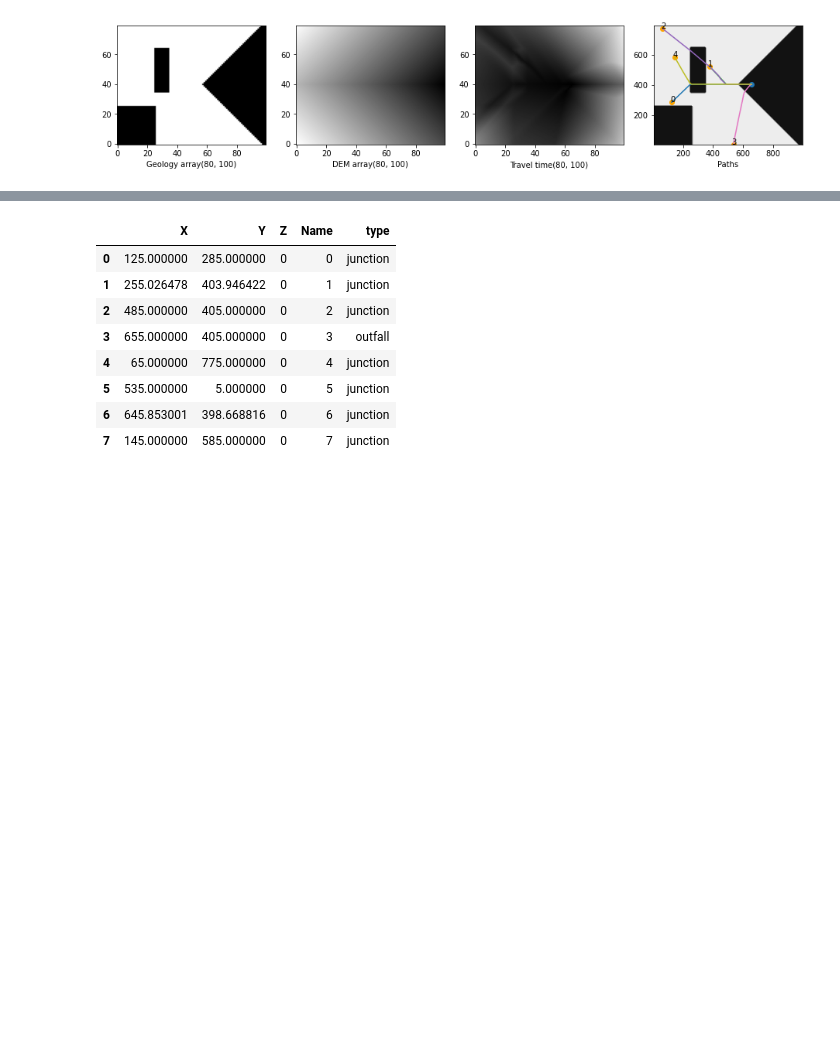
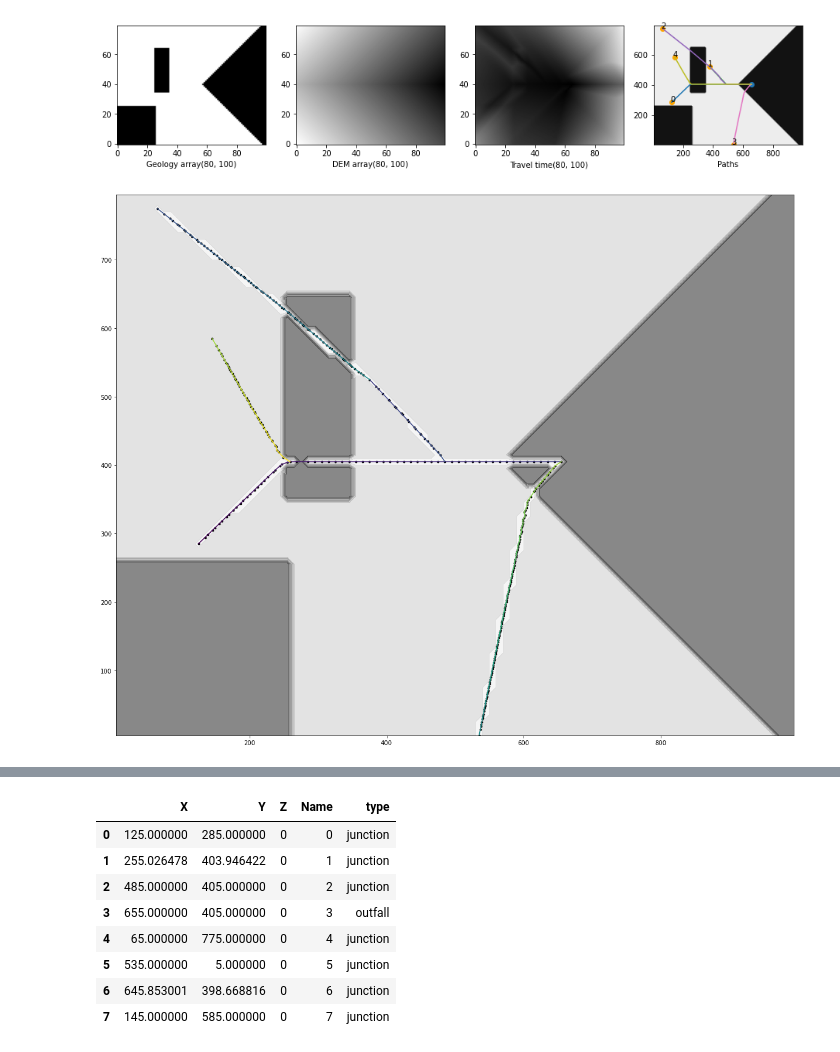
Before and after one commit to randlab/pyKasso, a Jupyter notebook: notebooks/pyKasso_HFM_scratch.ipynb, the cells around one changed output, grey strips where cells are left out. Drawn from its saved outputs; the diff is of its cells as text; code cells hidden in the pictures; blank space fills up the shorter version.

Commit message:
update node,edge assignment process to create a functional graph

```diff
--- a/notebooks/pyKasso_HFM_scratch.ipynb
+++ b/notebooks/pyKasso_HFM_scratch.ipynb
@@ -183,3 +178,26 @@ for p,paths in enumerate(catchment.conduits_hfm):
         plt.plot(pathX,pathY, c=plt.cm.get_cmap('tab10')(p/len(catchment.conduits_hfm)))
 # %% [output]
 [figure]
+# %%
+#Plot network using nodes and edges:
+#nodesdf = pd.DataFrame.from_dict(nodes, orient='index', columns=['X','Y','type'])    #convert to pandas for easier plotting
+nodesdf = pd.DataFrame.from_dict(catchment.nodes, orient='index', columns=['X','Y'])    #convert to pandas for easier plotting
+edgesdf = pd.DataFrame.from_dict(catchment.edges, orient='index', columns=['InNode','OutNode'])
+
+fromX = nodesdf.X.loc[edgesdf.InNode]                  #calculate coordinates for link start and end points
+fromY = nodesdf.Y.loc[edgesdf.InNode]
+toX   = nodesdf.X.loc[edgesdf.OutNode]
+toY   = nodesdf.Y.loc[edgesdf.OutNode]
+fig,ax = plt.subplots(figsize=(20,20))
+ax.contourf(catchment.grid.X,catchment.grid.Y, catchment.maps['cost'][-1], cmap='gray_r', alpha=0.5)
+ax.scatter(nodesdf.Y, nodesdf.X, c='k', s=8)   #plot nodes
+#ax.scatter(nodesdf[nodesdf.type=='outfall'].Y, nodesdf[nodesdf.type=='outfall'].X, c='deepskyblue', s=30)  #plot spring nodes in a dif color
+for ind in edgesdf.index:                             #loop over link indices
+    ax.plot((fromY.iloc[ind],toY.iloc[ind]),(fromX.iloc[ind],toX.iloc[ind]), c=plt.cm.get_cmap('viridis')(ind/len(edgesdf)))  #plot links
+    #ax.annotate(ind, xy=(fromY.iloc[ind]-15, fromX.iloc[ind]))
+for ind in nodesdf.index:                         #loop over node indices
+    #ax.annotate(ind,xy=(nodesdf.Y[ind]-15,nodesdf.X[ind]))     #label nodes with index
+    pass
+ax.set_aspect('equal')
+# %% [output]
+[figure, added]
```
Also changed, not shown: parts of 3 cells of this notebook, 1 other file.
